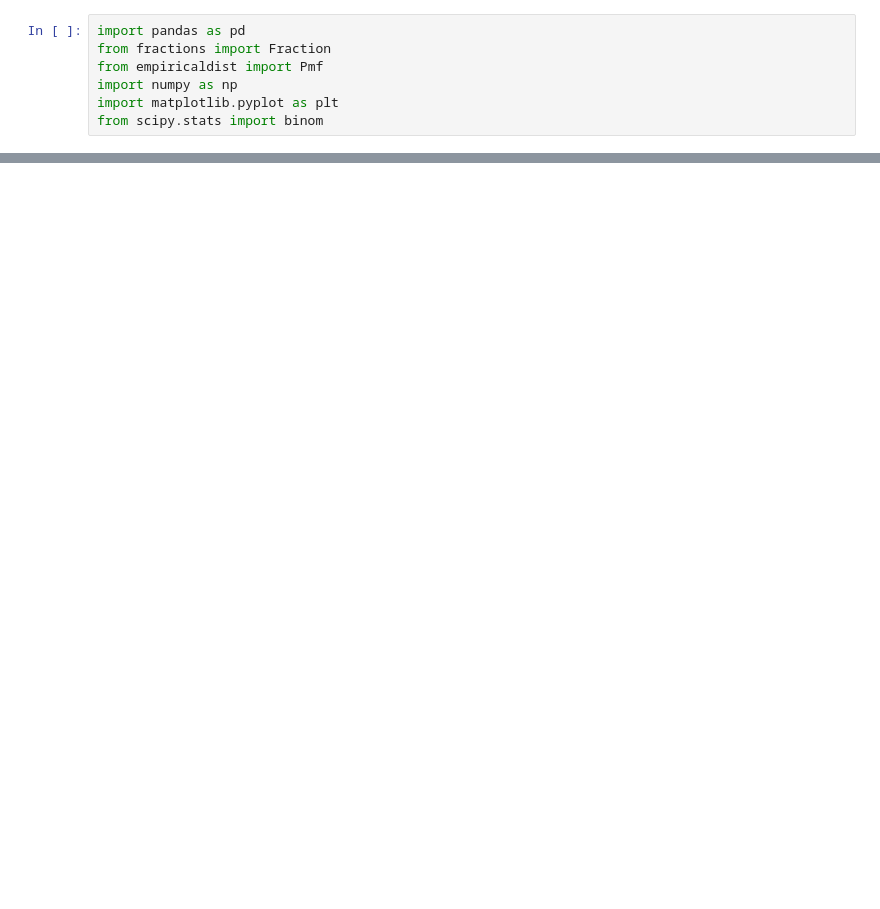
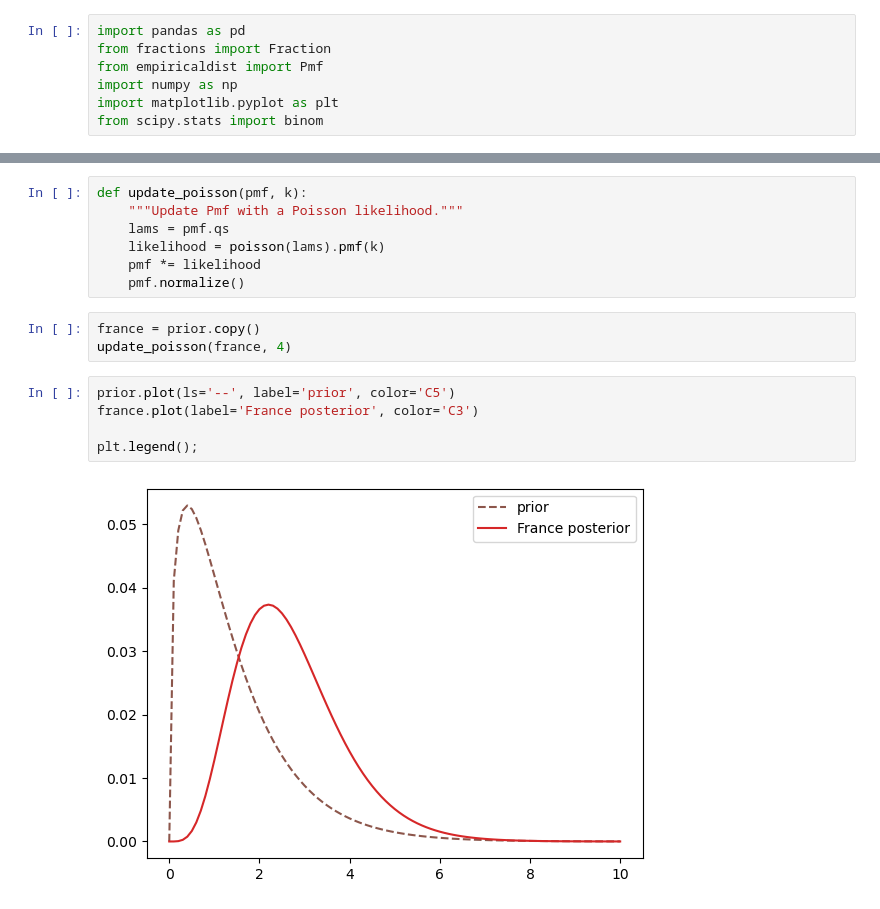
Before and after one commit to S3tuit/jup_lab, a Jupyter notebook: test.ipynb, the cells around one changed output, grey strips where cells are left out. Drawn from its saved outputs; the diff is of its cells as text; blank space fills up the shorter version.

```diff
--- a/test.ipynb
+++ b/test.ipynb
@@ -230,0 +60,17 @@ mix.plot.bar();
+# %%
+def update_poisson(pmf, k):
+    """Update Pmf with a Poisson likelihood."""
+    lams = pmf.qs
+    likelihood = poisson(lams).pmf(k)
+    pmf *= likelihood
+    pmf.normalize()
+# %%
+france = prior.copy()
+update_poisson(france, 4)
+# %%
+prior.plot(ls='--', label='prior', color='C5')
+france.plot(label='France posterior', color='C3')
+
+plt.legend();
+# %% [output]
+[figure, added]
```
Also changed, not shown: parts of 61 cells of this notebook, 1 other file.
